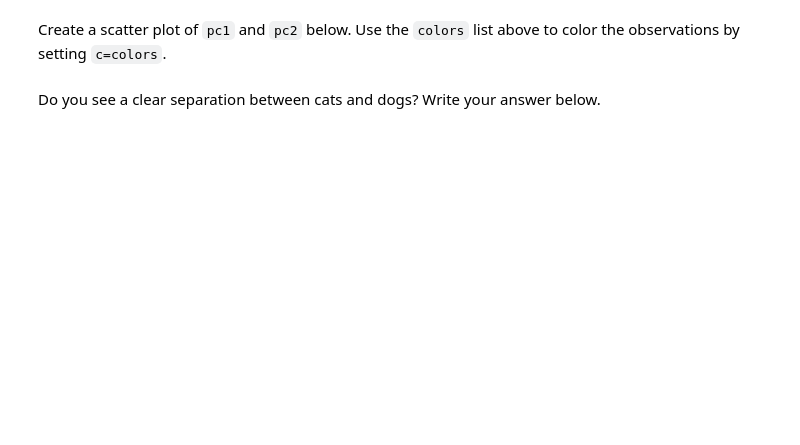
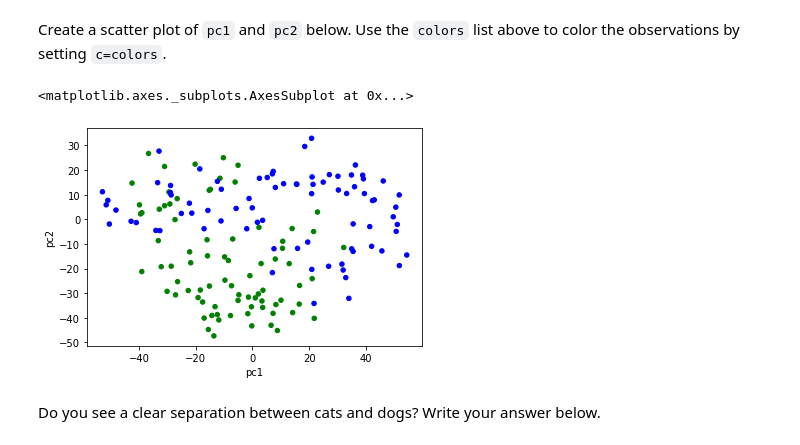
Before and after one commit to ta-datapt-bcn/lab-pca, a Jupyter notebook: your-code/main.ipynb, the cells around one changed output. Saved outputs shown, nothing was run; the diff lists cells and outputs as text; code cells hidden in the pictures; blank space fills up the shorter version.

```diff
--- a/your-code/main.ipynb
+++ b/your-code/main.ipynb
@@ -73,0 +129,19 @@ Load the `PCA` function from `statsmodels` (read about this function [here](http
+# %%
+# Your code here:
+from sklearn.decomposition import PCA
+
+pca = PCA(n_components=2)
+principalComponents = pca.fit_transform(st_full)
+
+principalDf = pd.DataFrame(data = principalComponents
+             , columns = ['principal component 1', 'principal component 2'])
+
+
+principalDf.head()
+
+print('Varianza explicada:',pca.explained_variance_ratio_)
+
+
+from statsmodels.multivariate.pca import PCA
+
+pca2 = PCA(st_full,2)
@@ -75,7 +157,13 @@ Load the `PCA` function from `statsmodels` (read about this function [here](http
 Use `numpy` to find to transpose the standardized pet array. This will help us compute the projection.
 # %%
 # Your code here:
+
+transposed = np.transpose(st_full)
 # %% [markdown]
 Find the dot product of the transposed standardized pet matrix and the `factors` of the `PCA` model found above. This will be the projection onto 2 dimensions. This means that each cat and dog image will now only have two columns instead of 4096.
 # %%
 # Your code here:
+
+multiply = transposed @ pca2.factors
+
+multiply[0]
@@ -93,0 +180,4 @@ Create a labels list. This list will be of size 160. The first 80 elements in th
+# %%
+# Your code here:
+df = pd.DataFrame(data = multiply, columns=['pc1','pc2'])
+df.head()
@@ -98,2 +193,11 @@ Create a scatter plot of `pc1` and `pc2` below. Use the `colors` list above to c
+# %%
+# Your code here:
+
+colors = ['green'] * 80 + ['blue'] * 80
+
+df.plot.scatter(x='pc1',y='pc2',c=colors)
+# %% [output]
+<matplotlib.axes._subplots.AxesSubplot at 0x...>
+[figure, added]
 # %% [markdown]
 Do you see a clear separation between cats and dogs? Write your answer below.
```
Also changed, not shown: parts of 19 cells of this notebook.
